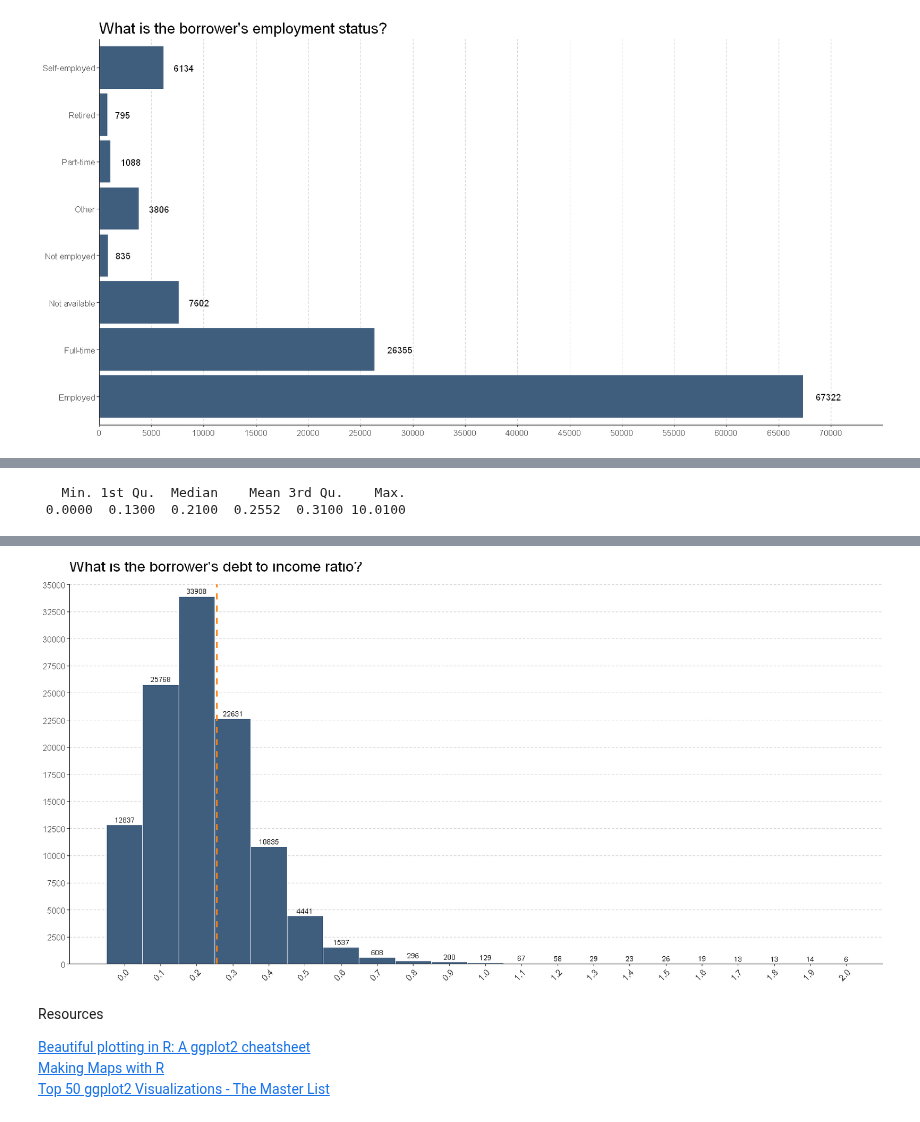
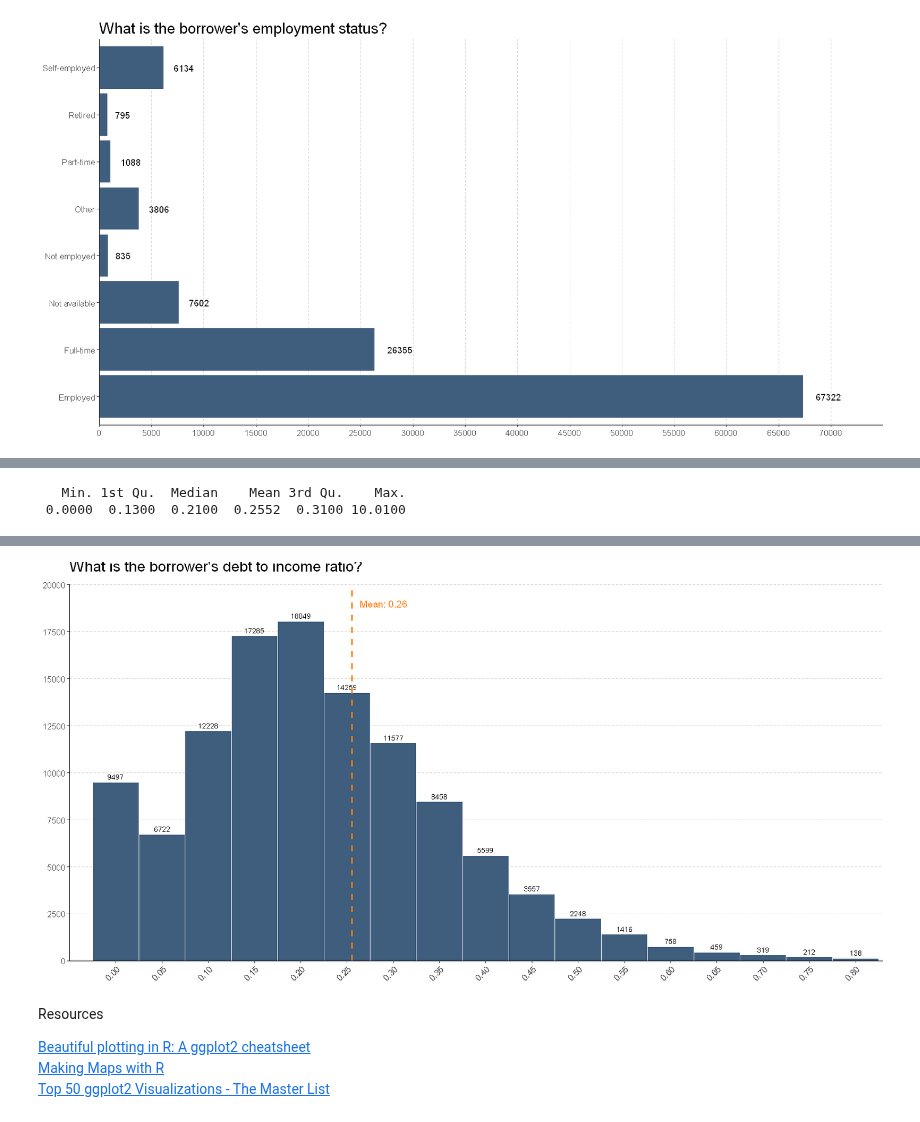
Before and after one commit to BarbaraStempien/DA--Loan-Data-from-Prosper, a Jupyter notebook: analysis.ipynb, the cells around one changed output, grey strips where cells are left out. Saved outputs shown, nothing was run; the diff lists cells and outputs as text; code cells hidden in the pictures.

```diff
--- a/analysis.ipynb
+++ b/analysis.ipynb
@@ -236,3 +383,12 @@ False  True
-# %%
-# replace NA in Occupation with Other
-df$Occupation[is.na(df$Occupation)] <- "Other"
+# %%
+# replace NA in Employment Status with Not Available
+cat("\nBefore conversion: \n\n")
+str(df$Occupation)
+table(df$Occupation)
+
+levels(df$Occupation)<-c(levels(df$Occupation),"Not Available")
+df$Occupation[is.na(df$Occupation)] <- "Not Available"
+
+cat("\nAfter conversion: \n\n")
+str(df$Occupation)
+table(df$Occupation)
@@ -574,10 +808,10 @@ summary(df$DebtToIncomeRatio)
 
 # plot debt to income ratio
 ggplot(aes(x = DebtToIncomeRatio), data = df) +
-  geom_histogram(binwidth = 0.1,color = "#ffffff", fill = "#3F5D7D") +
-  stat_bin(binwidth = 0.1, aes(y=..count.., label=..count..,), geom="text", vjust=-.5, size=3) +
-  scale_x_continuous(limits = c(-0.05,2), breaks = seq(0, 2, 0.1)) +
-  scale_y_continuous(limits = c(0,35000), breaks = seq(0, 35000, 2500), expand = c(0,0)) +
+  geom_histogram(binwidth = 0.05, color = "#ffffff", fill = "#3F5D7D") +
+  stat_bin(binwidth = 0.05, aes(y=..count.., label=..count..,), geom="text", vjust=-.5, size=3) +
+  scale_x_continuous(limits = c(-0.05, quantile(df$DebtToIncomeRatio, 0.99)), breaks = seq(0, 2, 0.05), expand = c(0,0)) +
+  scale_y_continuous(limits = c(0,20000), breaks = seq(0, 20000, 2500), expand = c(0,0)) +
   labs(title="What is the borrower's debt to income ratio?") +
   theme(plot.title = element_text(size = 18, vjust = 5),
         axis.title.x = element_blank(),
@@ -586,7 +820,9 @@ ggplot(aes(x = DebtToIncomeRatio), data = df) +
         axis.text.x = element_text(angle = 45, hjust = 1, size=10),
         panel.grid.major.y = element_line(color="#d3d3d3", linetype = "dashed", size=0.5)) +
   geom_vline(aes(xintercept = mean(DebtToIncomeRatio)),
-            color = "#ff7f0e", linetype = "dashed", size = 1)
+            color = "#ff7f0e", linetype = "dashed", size = 1) +
+  annotate("text", x = 0.29, y = 19000,
+           label = paste("Mean:", round(mean(df$DebtToIncomeRatio),2)), size = 4, color = "#ff7f0e")
 # %% [output]
    Min. 1st Qu.  Median    Mean 3rd Qu.    Max.
  0.0000  0.1300  0.2100  0.2552  0.3100 10.0100
@@ -597,4 +834,4 @@ Warning message:
-[figure, old version]
+[figure, new version]
 # %% [markdown]
 Resources
 
```
Also changed, not shown: parts of 26 cells of this notebook.
